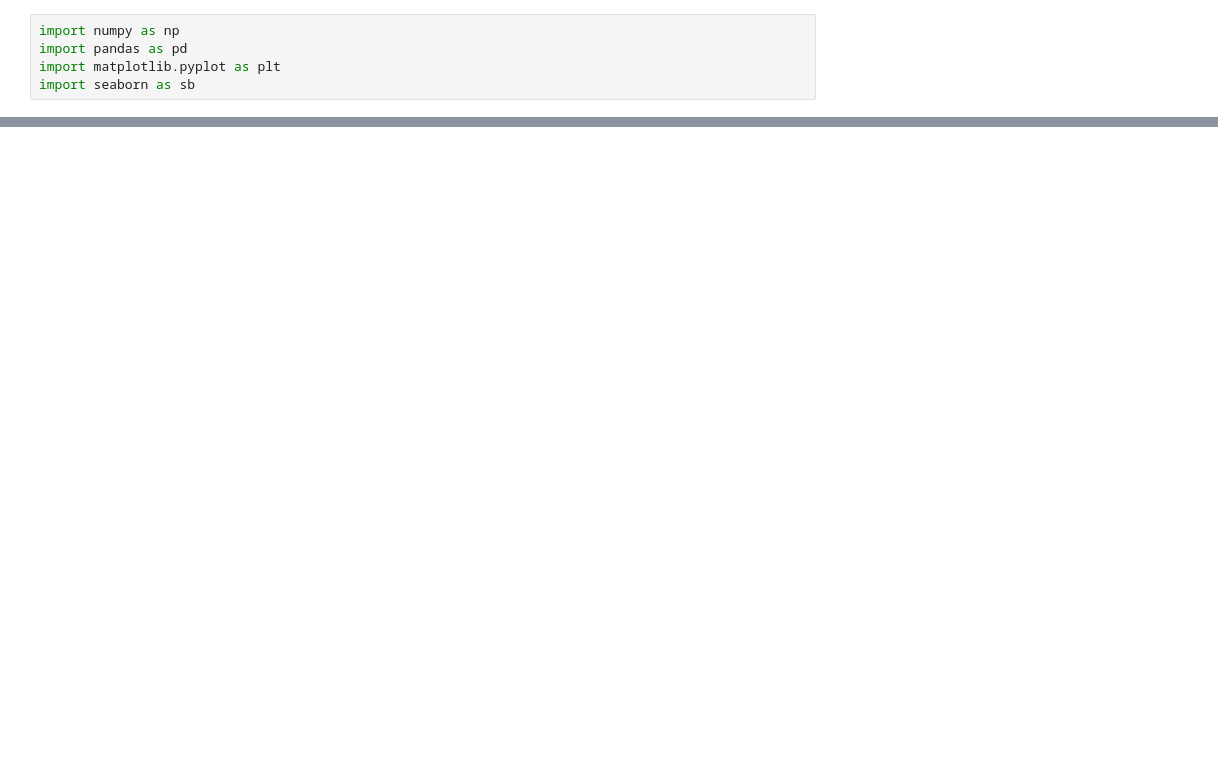
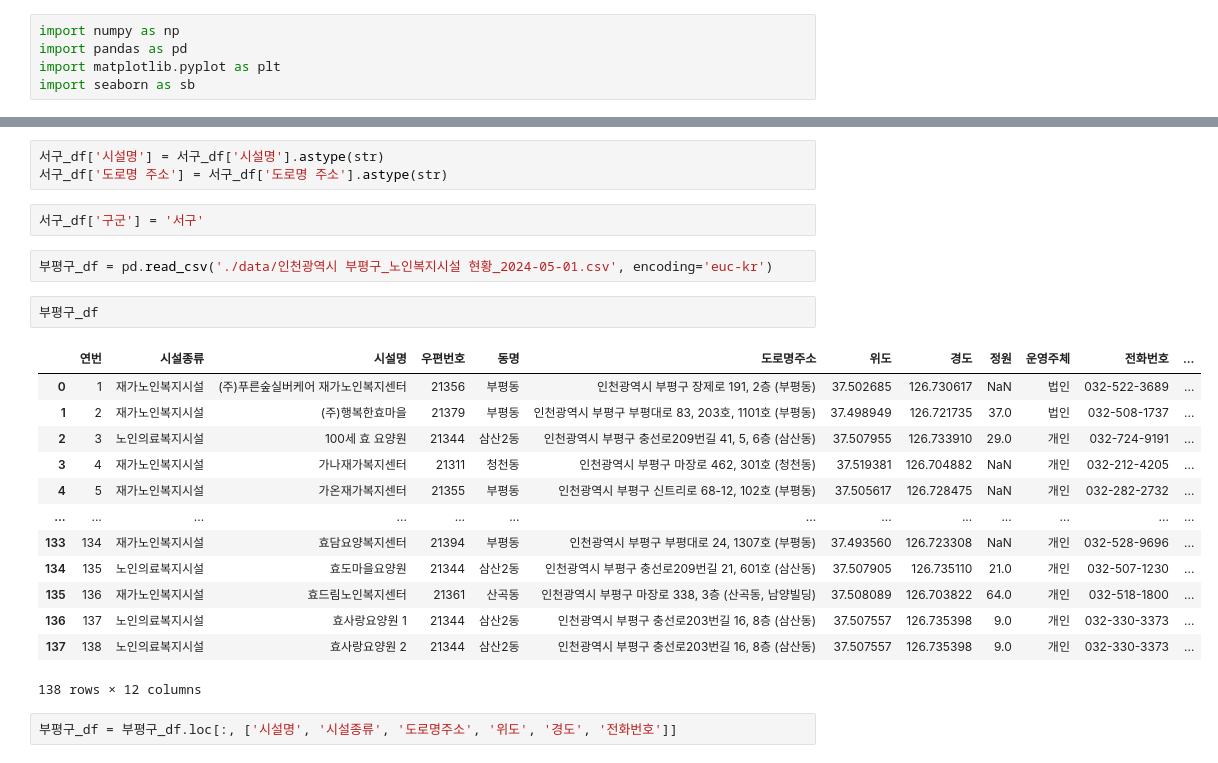
Before and after one commit to Vantish/Incheon_Senior_Welfare_Facility, a Jupyter notebook: 노인복지시설_데이터가공.ipynb, the cells around one changed output, grey strips where cells are left out. Drawn from its saved outputs; the diff is of its cells as text; blank space fills up the shorter version.

```diff
--- a/노인복지시설_데이터가공.ipynb
+++ b/노인복지시설_데이터가공.ipynb
@@ -5,0 +33,25 @@ import seaborn as sb
+# %%
+서구_df['시설명'] = 서구_df['시설명'].astype(str)
+서구_df['도로명 주소'] = 서구_df['도로명 주소'].astype(str)
+# %%
+서구_df['구군'] = '서구'
+# %%
+부평구_df = pd.read_csv('./data/인천광역시 부평구_노인복지시설 현황_2024-05-01.csv', encoding='euc-kr')
+# %%
+부평구_df
+# %% [output]
+|  | 연번 | 시설종류 | 시설명 | 우편번호 | 동명 | 도로명주소 | 위도 | 경도 | 정원 | 운영주체 | 전화번호 | ... |
+| 0 | 1 | 재가노인복지시설 | (주)푸른숲실버케어 재가노인복지센터 | 21356 | 부평동 | 인천광역시 부평구 장제로 191, 2층 (부평동) | 37.502685 | 126.730617 | NaN | 법인 | 032-522-3689 | ... |
+| 1 | 2 | 재가노인복지시설 | (주)행복한효마을 | 21379 | 부평동 | 인천광역시 부평구 부평대로 83, 203호, 1101호 (부평동) | 37.498949 | 126.721735 | 37.0 | 법인 | 032-508-1737 | ... |
+| 2 | 3 | 노인의료복지시설 | 100세 효 요양원 | 21344 | 삼산2동 | 인천광역시 부평구 충선로209번길 41, 5, 6층 (삼산동) | 37.507955 | 126.733910 | 29.0 | 개인 | 032-724-9191 | ... |
+| 3 | 4 | 재가노인복지시설 | 가나재가복지센터 | 21311 | 청천동 | 인천광역시 부평구 마장로 462, 301호 (청천동) | 37.519381 | 126.704882 | NaN | 개인 | 032-212-4205 | ... |
+| 4 | 5 | 재가노인복지시설 | 가온재가복지센터 | 21355 | 부평동 | 인천광역시 부평구 신트리로 68-12, 102호 (부평동) | 37.505617 | 126.728475 | NaN | 개인 | 032-282-2732 | ... |
+| ... | ... | ... | ... | ... | ... | ... | ... | ... | ... | ... | ... | ... |
+| 133 | 134 | 재가노인복지시설 | 효담요양복지센터 | 21394 | 부평동 | 인천광역시 부평구 부평대로 24, 1307호 (부평동) | 37.493560 | 126.723308 | NaN | 개인 | 032-528-9696 | ... |
+| 134 | 135 | 노인의료복지시설 | 효도마을요양원 | 21344 | 삼산2동 | 인천광역시 부평구 충선로209번길 21, 601호 (삼산동) | 37.507905 | 126.735110 | 21.0 | 개인 | 032-507-1230 | ... |
+| 135 | 136 | 재가노인복지시설 | 효드림노인복지센터 | 21361 | 산곡동 | 인천광역시 부평구 마장로 338, 3층 (산곡동, 남양빌딩) | 37.508089 | 126.703822 | 64.0 | 개인 | 032-518-1800 | ... |
+| 136 | 137 | 노인의료복지시설 | 효사랑요양원 1 | 21344 | 삼산2동 | 인천광역시 부평구 충선로203번길 16, 8층 (삼산동) | 37.507557 | 126.735398 | 9.0 | 개인 | 032-330-3373 | ... |
+| 137 | 138 | 노인의료복지시설 | 효사랑요양원 2 | 21344 | 삼산2동 | 인천광역시 부평구 충선로203번길 16, 8층 (삼산동) | 37.507557 | 126.735398 | 9.0 | 개인 | 032-330-3373 | ... |
+138 rows × 12 columns
+# %%
+부평구_df = 부평구_df.loc[:, ['시설명', '시설종류', '도로명주소', '위도', '경도', '전화번호']]
```
Also changed, not shown: parts of 67 cells of this notebook, 5 other files.
